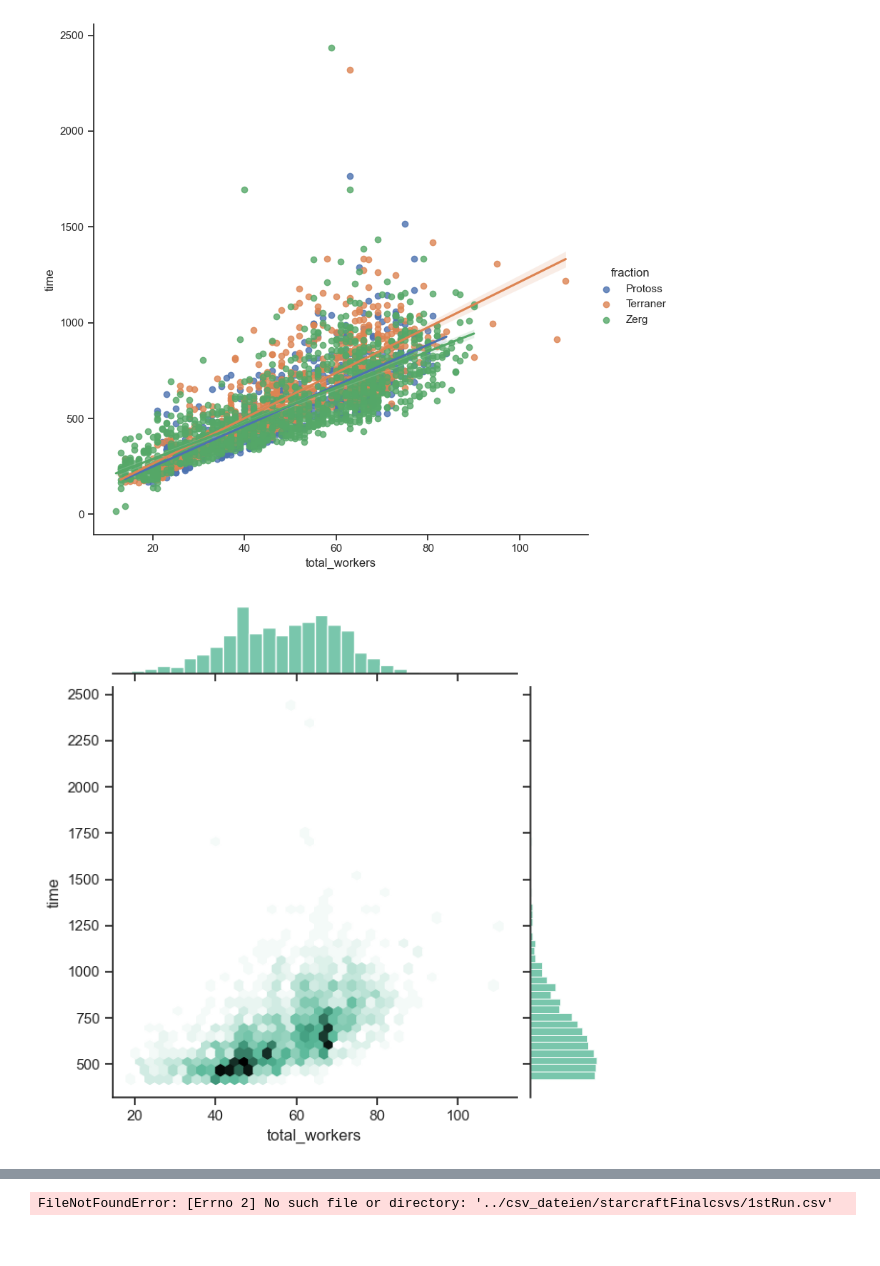
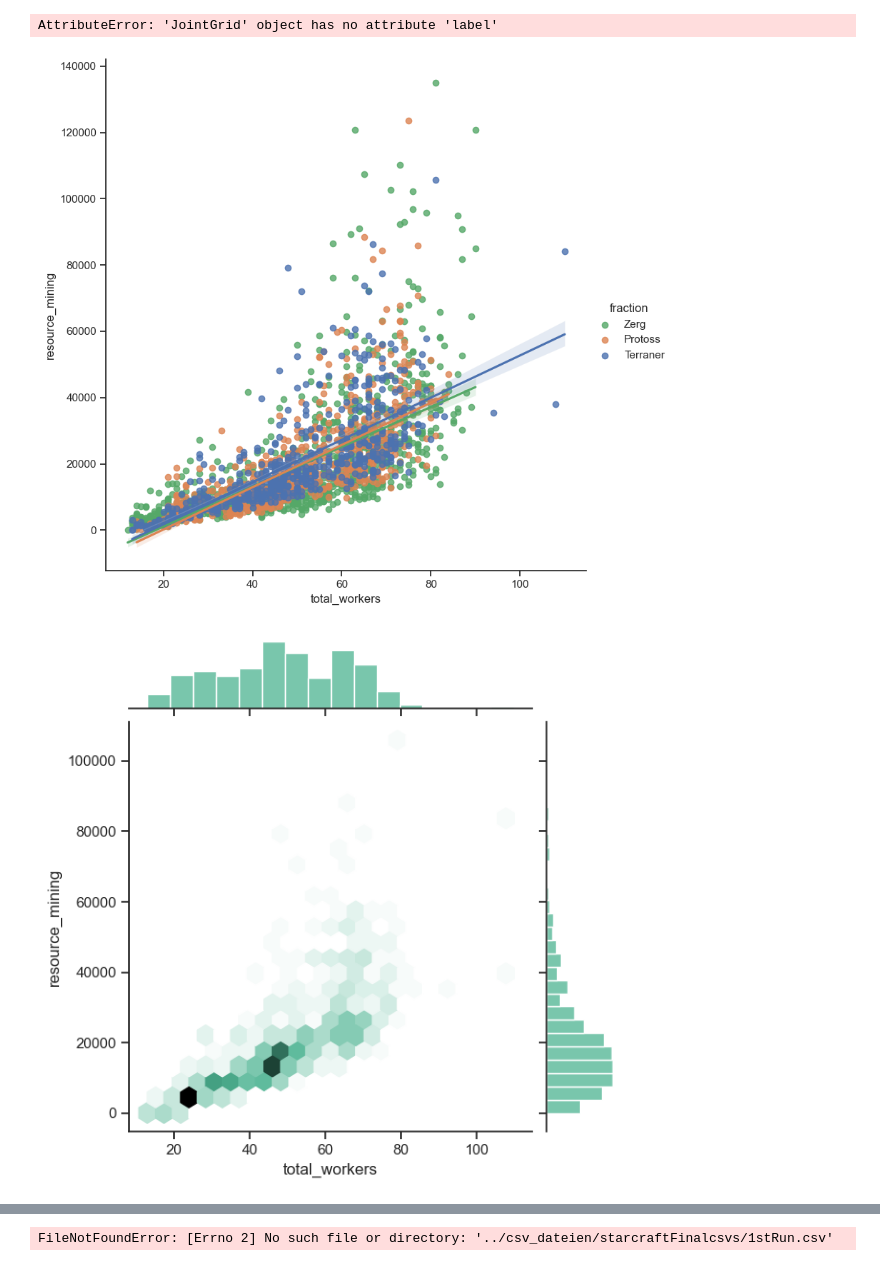
Before and after one commit to Monsieur-Bandana/gurobi_machine_learning, a Jupyter notebook: starcraft-pandas-version.ipynb, the cells around one changed output, grey strips where cells are left out. Saved outputs shown, nothing was run; the diff lists cells and outputs as text; code cells hidden in the pictures.

```diff
--- a/starcraft-pandas-version.ipynb
+++ b/starcraft-pandas-version.ipynb
@@ -13,24 +13,28 @@ import numpy as np
 df = pd.read_csv('csv_dateien/starcraftFinalcsvs/stackedRun.csv')
 
 findoutx = "total_workers"
-findouty = "time"
+findouty = "resource_mining"
 
 df = df[df["time"] > 0]
 
+df = df[df["resource_mining"] < 200000]
+
 df = df[df["fraction"] != "0"]
 
+df["total_army_count"] = df["total_army_value"]/100
 df["army_in_time"] = df["total_army_value"]/df["time"]
 df["worker_army_ratio"] = df["total_army"]/df["total_workers"]
 
 heighti = 8
-
-g3= sns.lmplot(x=findoutx, y=findouty, hue="fraction", data=df[[findoutx,findouty,"fraction"]],
+custom_palette = ["#55a868", "#dd8452","#4c72b0"]
+hue_order = ['Zerg', 'Protoss', 'Terraner']
+g3= sns.lmplot(x=findoutx, y=findouty, hue="fraction", hue_order=hue_order, palette=custom_palette,  data=df[[findoutx,findouty,"fraction"]],
           height=heighti)
 
 
-dfProtoss = df[df["fraction"] == "P"]
-dfZerg = df[df["fraction"] == "Z"]
-dfTerran = df[df["fraction"] == "T"]
+dfProtoss = df[df["fraction"] == "Protoss"]
+dfZerg = df[df["fraction"] == "Zerg"]
+dfTerran = df[df["fraction"] == "Terraner"]
 
 corrProtoss = dfProtoss[findoutx].corr(dfProtoss[findouty])
 corrZerg = dfZerg[findoutx].corr(dfZerg[findouty])
@@ -50,15 +54,17 @@ corrArmy = dfTerran["total_army"].corr(dfTerran["winner"])
 print("corr worker and win: {}\ncorr army and win: {}".format(corrWorker,corrArmy))
 
 df = df[df["time"] > 420]
-sns.jointplot(x=findoutx, y=findouty, data=df, kind="hex", color="#4CB391")
-
-sns.set_theme(style="ticks")
+sns.jointplot(x=findoutx, y=findouty, data=dfTerran, kind="hex", color="#4CB391")
 
 
+custom_palette = ["#dd8452","#4c72b0",  "#55a868"]
+sns.set_theme(style="ticks")
 # Show the joint distribution using kernel density estimation
 g = sns.jointplot(
-    data=df,
-    x=findoutx, y=findouty, hue="fraction",
+    data=df, palette=custom_palette,
+    x=findoutx, y=findouty, hue="fraction", ylim=[None, 150],
     kind="kde", height=10
 )
+
+g.label(x="Anzahl Army Units", y="Anzahl Worker Units")
 # %% [output]
@@ -70,2 +76,3 @@ corr army and win: nan
+AttributeError: 'JointGrid' object has no attribute 'label'
-[figure, old version]
+[figure, new version]
-[figure, old version]
+[figure, new version]
```
Also changed, not shown: parts of 3 cells of this notebook, 15 other files.
